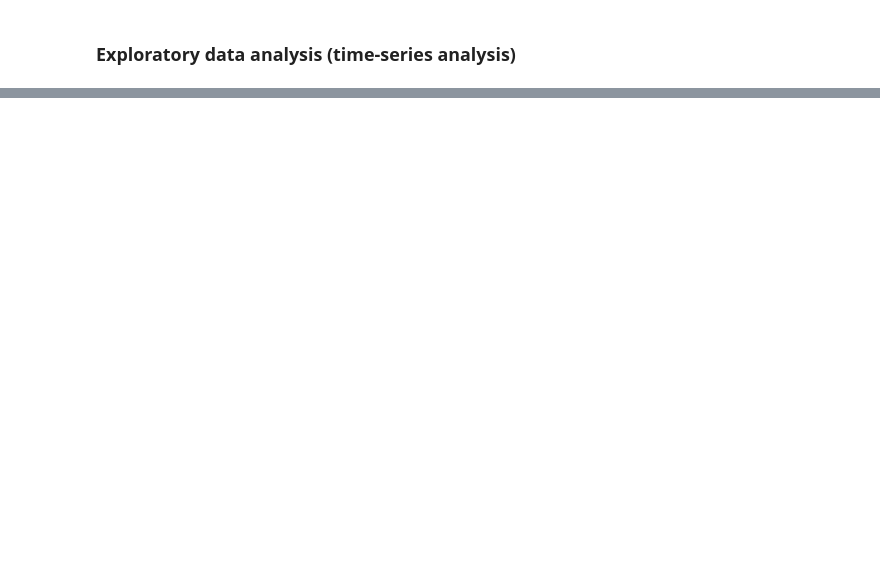
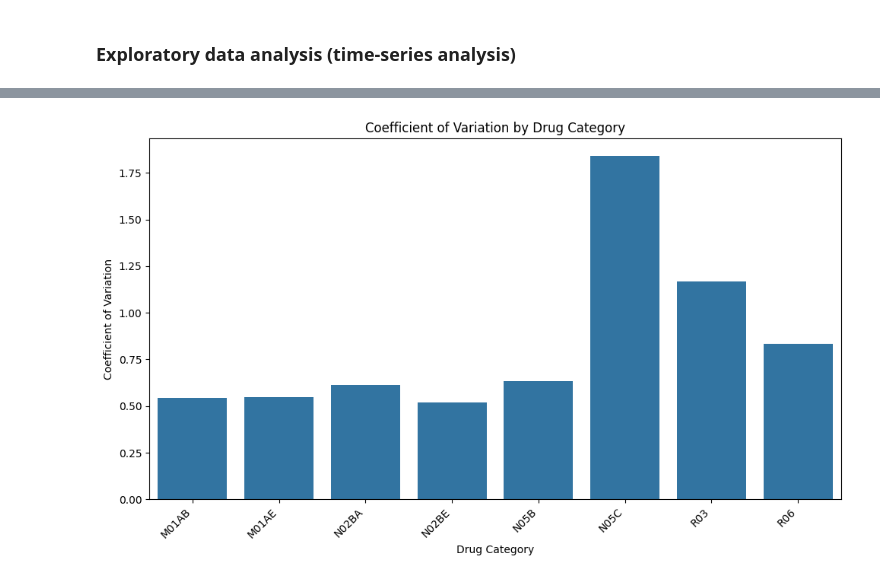
Before and after one commit to Adhi1755/Pharma-Sales-Analysis, a Jupyter notebook: Pharma_sales_data_analysis_and_forecasting.ipynb, the cells around one changed output, grey strips where cells are left out. Saved outputs shown, nothing was run; the diff lists cells and outputs as text; code cells hidden in the pictures; blank space fills up the shorter version.

```diff
--- a/Pharma_sales_data_analysis_and_forecasting.ipynb
+++ b/Pharma_sales_data_analysis_and_forecasting.ipynb
@@ -162,0 +200,16 @@ The dataset contains no duplicate or missing values, indicating high data qualit
+# %%
+#Coefficient of Variation
+cv = salesDaily[['M01AB','M01AE','N02BA','N02BE','N05B','N05C','R03','R06']].std() / \
+     salesDaily[['M01AB','M01AE','N02BA','N02BE','N05B','N05C','R03','R06']].mean()
+cv.sort_values(ascending=False)
+
+plt.figure(figsize=(10, 6))
+sns.barplot(x=cv.index, y=cv.values)
+plt.title('Coefficient of Variation by Drug Category')
+plt.xlabel('Drug Category')
+plt.ylabel('Coefficient of Variation')
+plt.xticks(rotation=45, ha='right')
+plt.tight_layout()
+plt.show()
+# %% [output]
+[figure, added]
```
Also changed, not shown: parts of 31 cells of this notebook.
